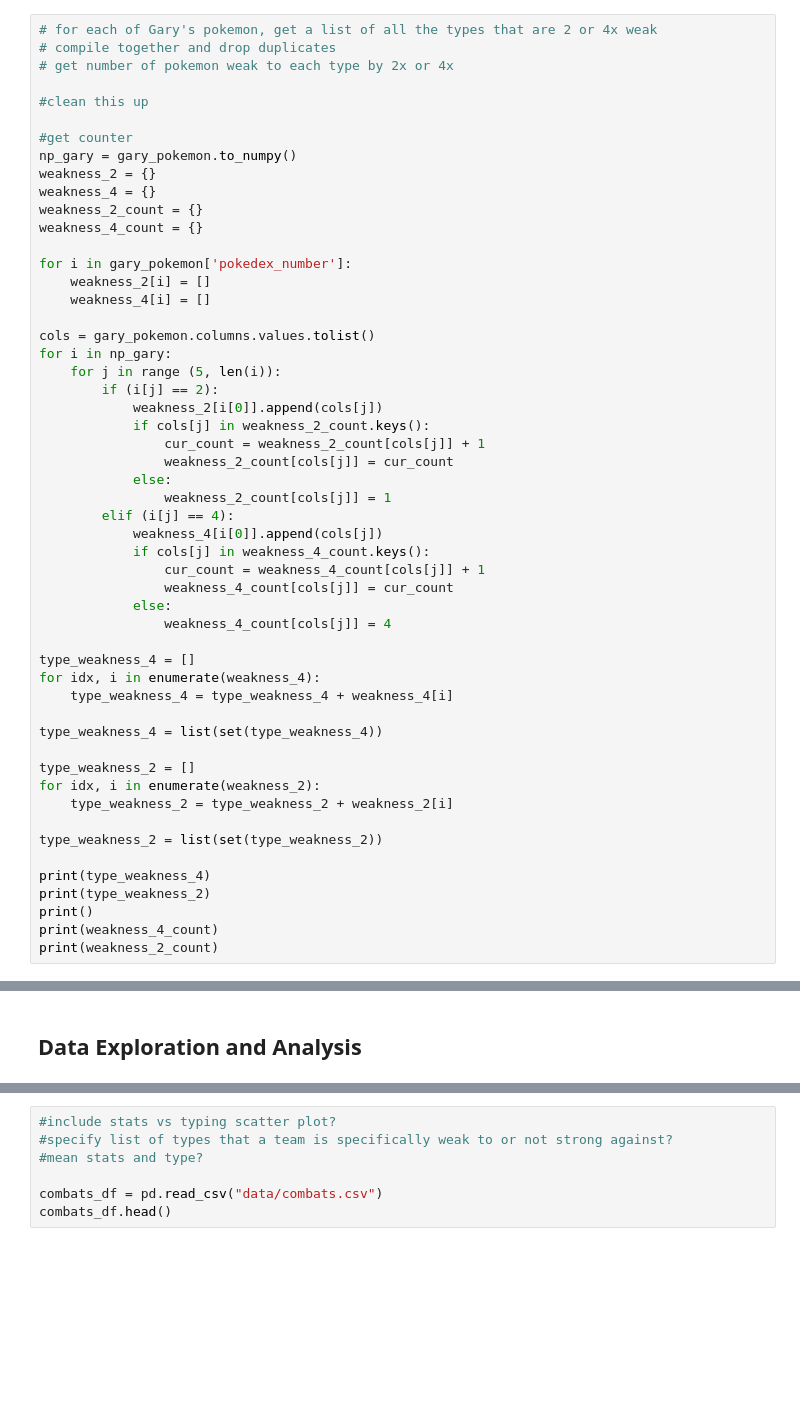
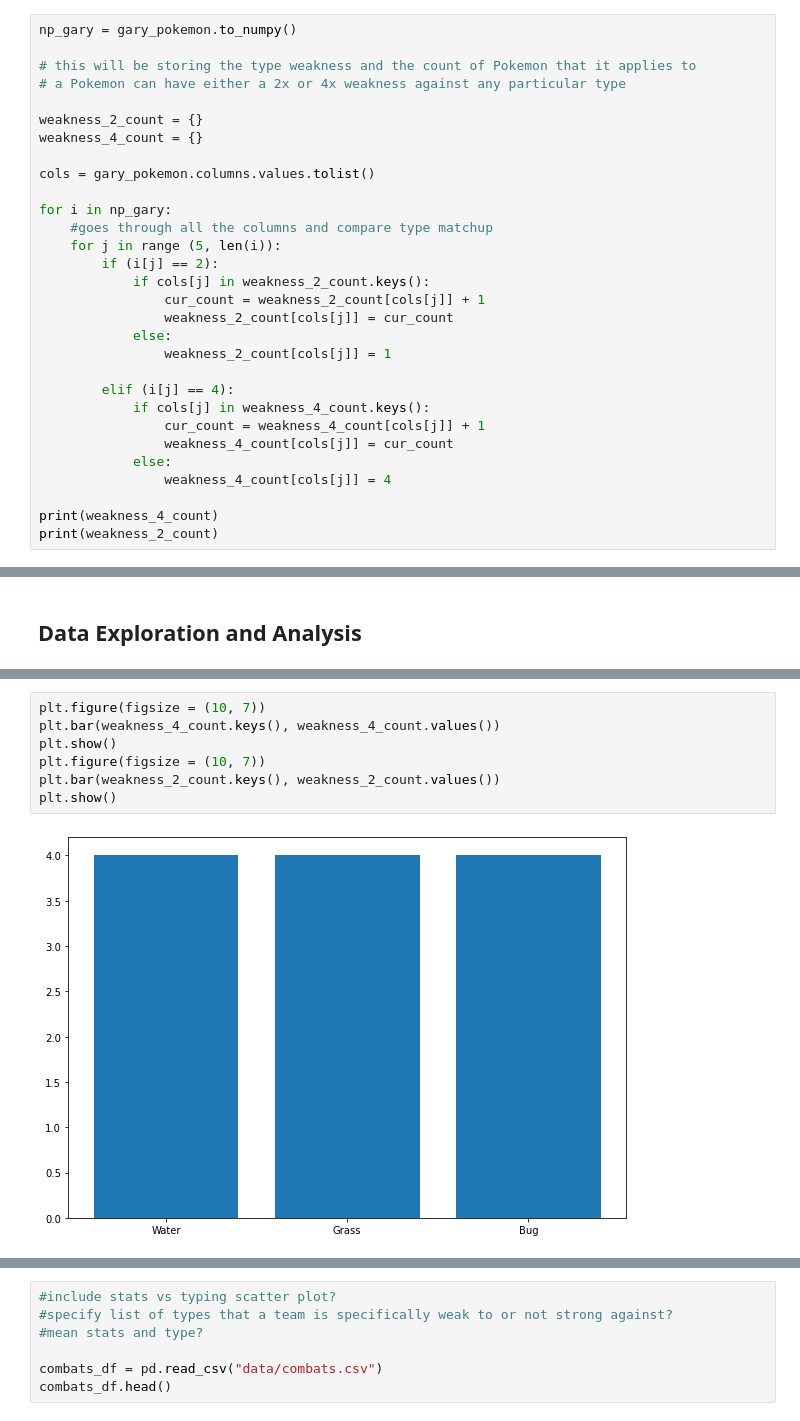
Before and after one commit to codingdn/cmsc320final, a Jupyter notebook: cmsc320final.ipynb, the cells around one changed output, grey strips where cells are left out. Cells and saved outputs as stored; diff of their text form; blank space fills up the shorter version.

```diff
--- a/cmsc320final.ipynb
+++ b/cmsc320final.ipynb
@@ -128,56 +130,33 @@ ash_stat
 # %% [markdown]
 Now that we have a full list of both Ash's and Gary's Pokemons and their respective data, we can now filter down Ash's Pokemon by seeing which Pokemon have a type advantage against Gary's Pokemon. First, we need to see what Gary's Pokemon are weak to.
 # %%
-# for each of Gary's pokemon, get a list of all the types that are 2 or 4x weak
-# compile together and drop duplicates
-# get number of pokemon weak to each type by 2x or 4x
+np_gary = gary_pokemon.to_numpy()
 
-#clean this up
+# this will be storing the type weakness and the count of Pokemon that it applies to
+# a Pokemon can have either a 2x or 4x weakness against any particular type
 
-#get counter
-np_gary = gary_pokemon.to_numpy()
-weakness_2 = {}
-weakness_4 = {}
 weakness_2_count = {}
 weakness_4_count = {}
 
-for i in gary_pokemon['pokedex_number']:
-    weakness_2[i] = []
-    weakness_4[i] = []
+cols = gary_pokemon.columns.values.tolist()
 
-cols = gary_pokemon.columns.values.tolist()
 for i in np_gary:
+    #goes through all the columns and compare type matchup
     for j in range (5, len(i)):
         if (i[j] == 2):
-            weakness_2[i[0]].append(cols[j])
             if cols[j] in weakness_2_count.keys():
                 cur_count = weakness_2_count[cols[j]] + 1
                 weakness_2_count[cols[j]] = cur_count
             else:
                 weakness_2_count[cols[j]] = 1
+
         elif (i[j] == 4):
-            weakness_4[i[0]].append(cols[j])
             if cols[j] in weakness_4_count.keys():
                 cur_count = weakness_4_count[cols[j]] + 1
                 weakness_4_count[cols[j]] = cur_count
             else:
                 weakness_4_count[cols[j]] = 4
 
-type_weakness_4 = []
-for idx, i in enumerate(weakness_4):
-    type_weakness_4 = type_weakness_4 + weakness_4[i]
-
-type_weakness_4 = list(set(type_weakness_4))
-
-type_weakness_2 = []
-for idx, i in enumerate(weakness_2):
-    type_weakness_2 = type_weakness_2 + weakness_2[i]
-
-type_weakness_2 = list(set(type_weakness_2))
-
-print(type_weakness_4)
-print(type_weakness_2)
-print()
 print(weakness_4_count)
 print(weakness_2_count)
 # %% [output]
@@ -213,0 +233,9 @@ Now that we have a list of Gary's weaknesses, we will also need to see which of
+# %%
+plt.figure(figsize = (10, 7))
+plt.bar(weakness_4_count.keys(), weakness_4_count.values())
+plt.show()
+plt.figure(figsize = (10, 7))
+plt.bar(weakness_2_count.keys(), weakness_2_count.values())
+plt.show()
+# %% [output]
+[figure, added]
```
Also changed, not shown: parts of 8 cells of this notebook, 1 other file.
